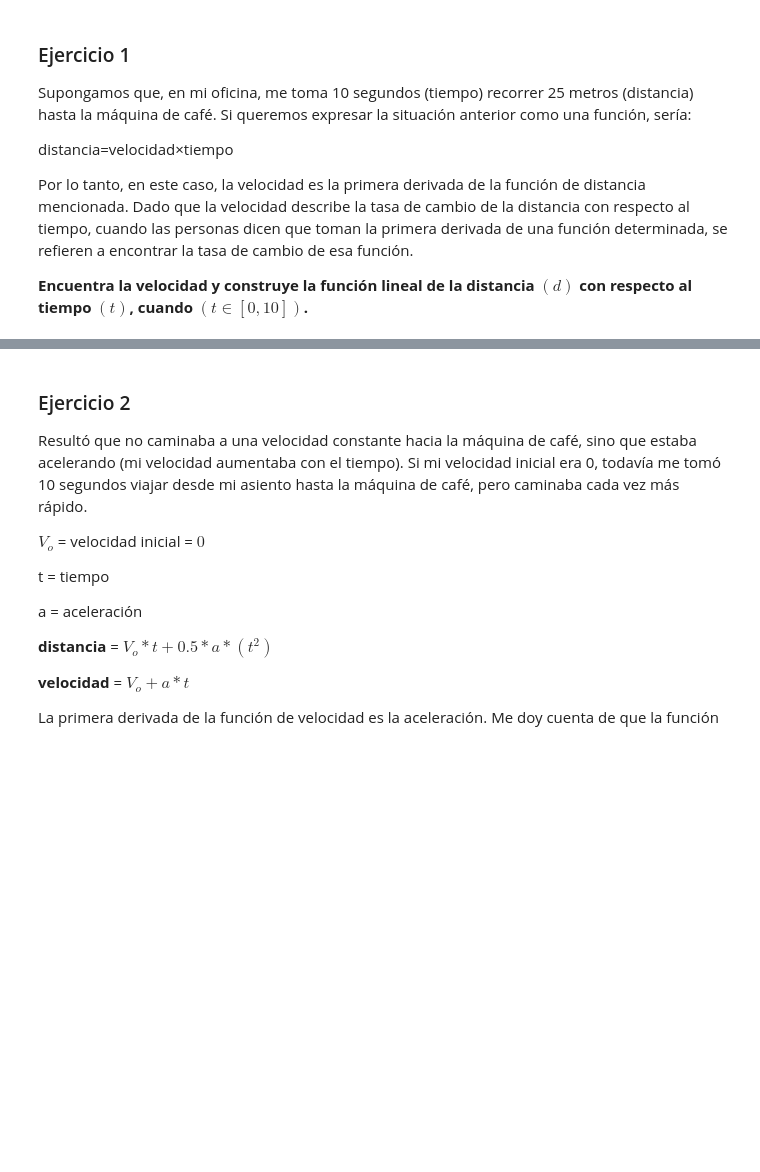
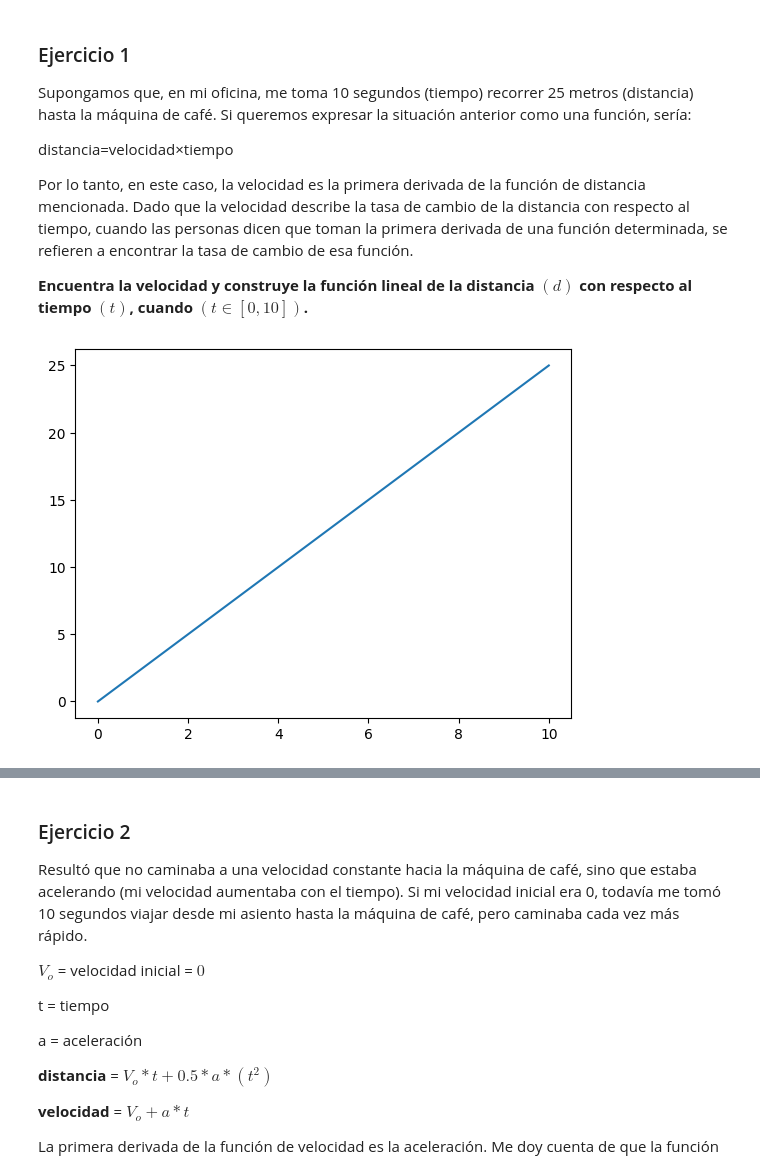
Before and after one commit to scontrerasr/calculus-and-algebra-problems-with-python, a Jupyter notebook: notebook/problems.es.ipynb, the cells around one changed output, grey strips where cells are left out. Saved outputs shown, nothing was run; the diff lists cells and outputs as text; code cells hidden in the pictures; blank space fills up the shorter version.

```diff
--- a/notebook/problems.es.ipynb
+++ b/notebook/problems.es.ipynb
@@ -29,4 +33,9 @@ Por lo tanto, en este caso, la velocidad es la primera derivada de la función d
 # %%
 # "Graficar la función de distancia en el dominio (t)
+
+plt.plot(t,x(t))
+plt.show()
+# %% [output]
+[figure, added]
 # %%
 # Crea un DataFrame
```
Also changed, not shown: parts of 15 cells of this notebook, 1 other file.
